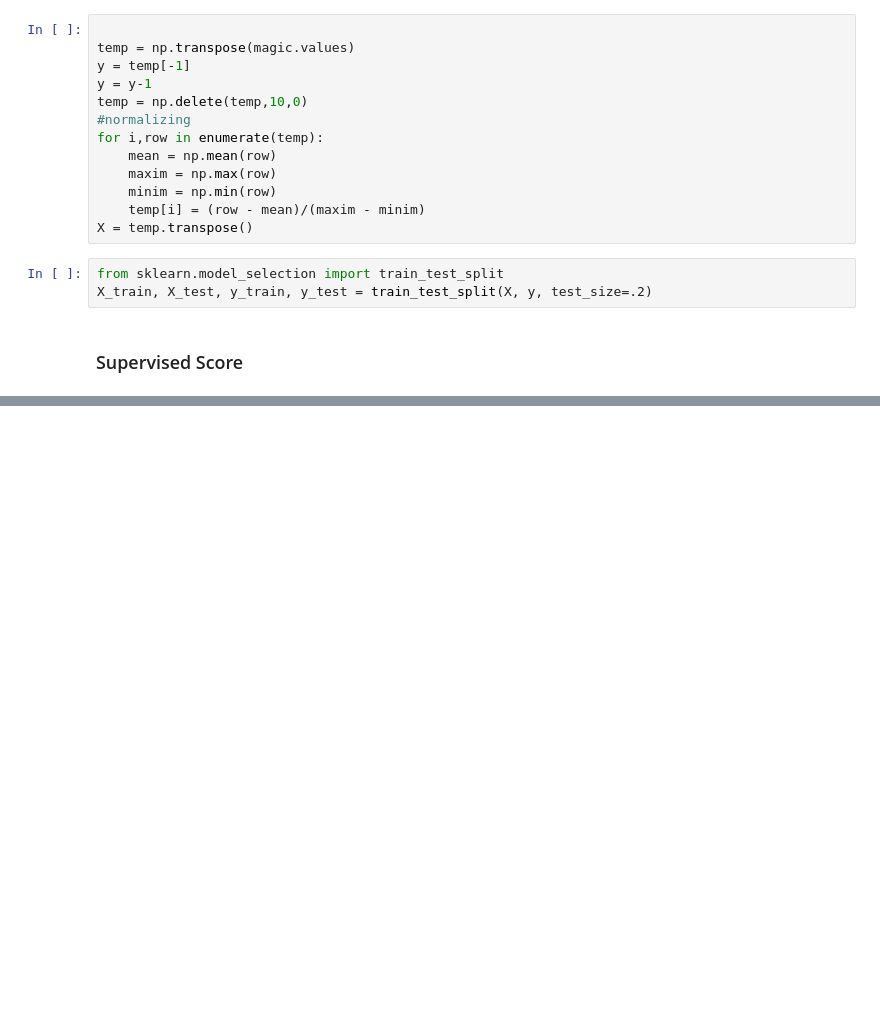
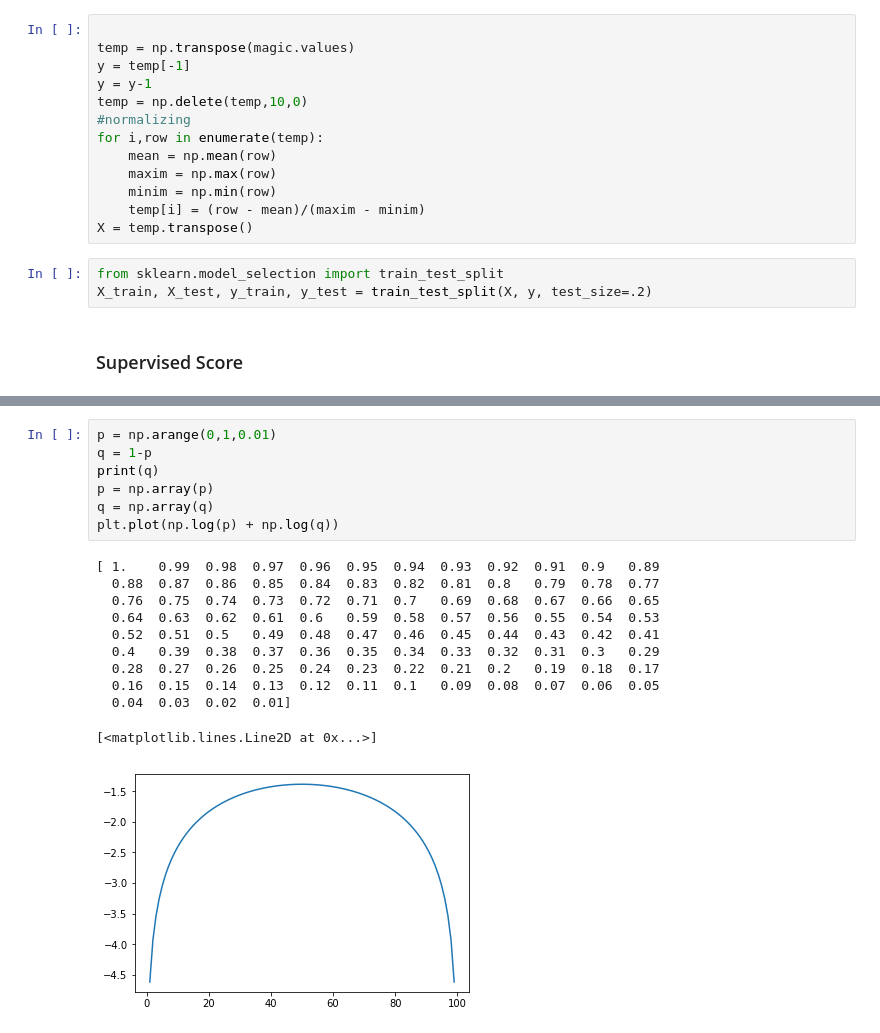
Before and after one commit to live-wire/MachineLearningExercises, a Jupyter notebook: ex2/ex2.ipynb, the cells around one changed output, grey strips where cells are left out. Drawn from its saved outputs; the diff is of its cells as text; blank space fills up the shorter version.

```diff
--- a/ex2/ex2.ipynb
+++ b/ex2/ex2.ipynb
@@ -46,0 +270,19 @@ Now splitting data to
+# %%
+p = np.arange(0,1,0.01)
+q = 1-p
+print(q)
+p = np.array(p)
+q = np.array(q)
+plt.plot(np.log(p) + np.log(q))
+# %% [output]
+[ 1.    0.99  0.98  0.97  0.96  0.95  0.94  0.93  0.92  0.91  0.9   0.89
+  0.88  0.87  0.86  0.85  0.84  0.83  0.82  0.81  0.8   0.79  0.78  0.77
+  0.76  0.75  0.74  0.73  0.72  0.71  0.7   0.69  0.68  0.67  0.66  0.65
+  0.64  0.63  0.62  0.61  0.6   0.59  0.58  0.57  0.56  0.55  0.54  0.53
+  0.52  0.51  0.5   0.49  0.48  0.47  0.46  0.45  0.44  0.43  0.42  0.41
+  0.4   0.39  0.38  0.37  0.36  0.35  0.34  0.33  0.32  0.31  0.3   0.29
+  0.28  0.27  0.26  0.25  0.24  0.23  0.22  0.21  0.2   0.19  0.18  0.17
+  0.16  0.15  0.14  0.13  0.12  0.11  0.1   0.09  0.08  0.07  0.06  0.05
+  0.04  0.03  0.02  0.01]
+[<matplotlib.lines.Line2D at 0x...>]
+[figure, added]
```
Also changed, not shown: parts of 11 cells of this notebook, 1 other file.
